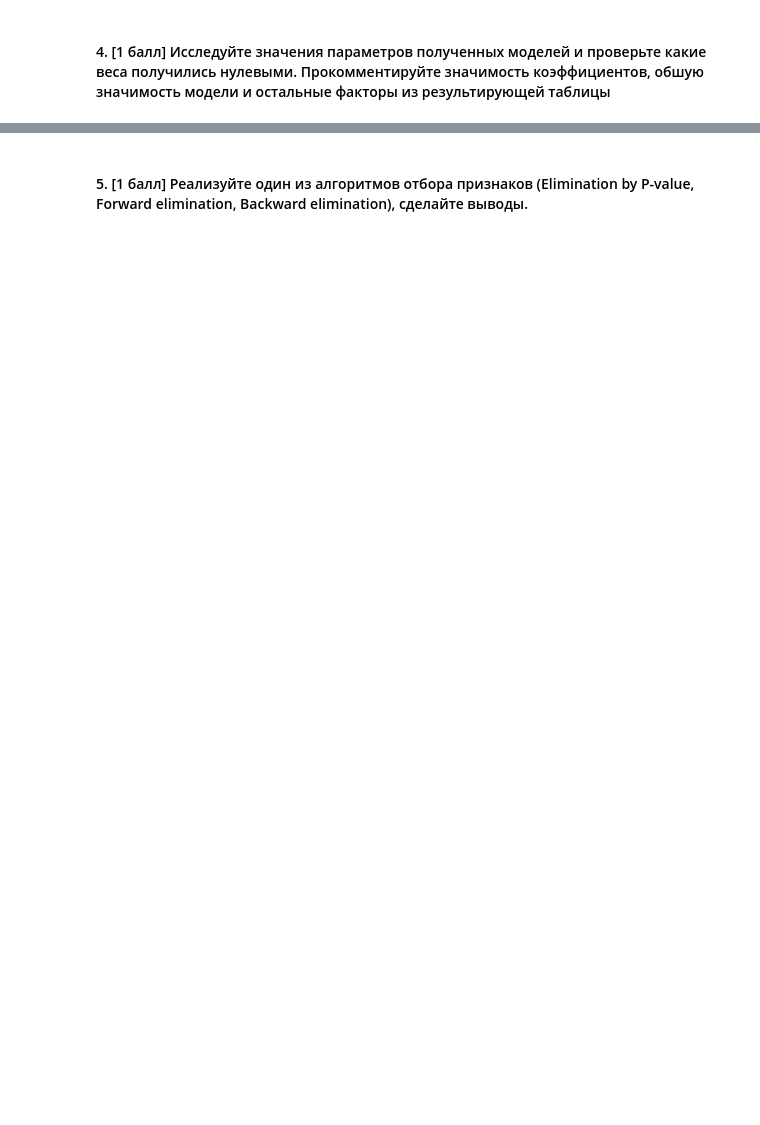
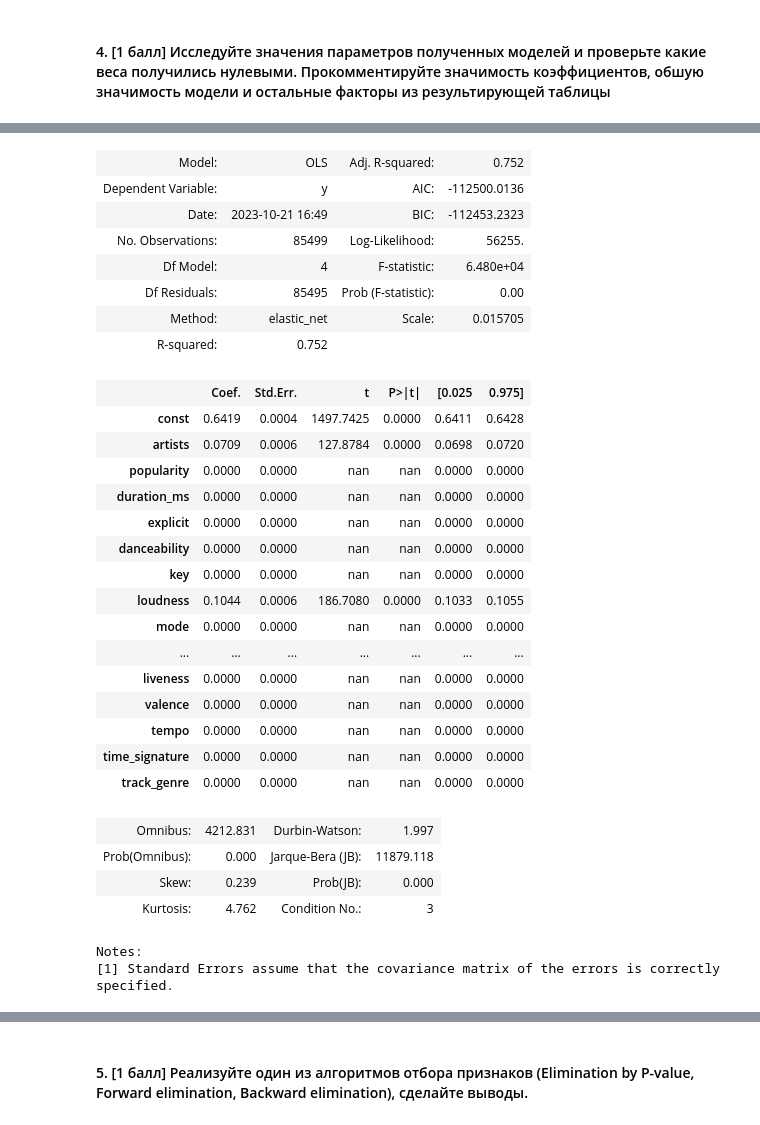
Before and after one commit to ProbablyDead/ml_hse_hw, a Jupyter notebook: hw2/hw2_2023.ipynb, the cells around one changed output, grey strips where cells are left out. Drawn from its saved outputs; the diff is of its cells as text; code cells hidden in the pictures; blank space fills up the shorter version.

```diff
--- a/hw2/hw2_2023.ipynb
+++ b/hw2/hw2_2023.ipynb
@@ -236,0 +297,34 @@ Notes:
+# %%
+# Lasso
+models[2][1].summary2()
+# %% [output]
+| Model: | OLS | Adj. R-squared: | 0.752 |
+| Dependent Variable: | y | AIC: | -112500.0136 |
+| Date: | 2023-10-21 16:49 | BIC: | -112453.2323 |
+| No. Observations: | 85499 | Log-Likelihood: | 56255. |
+| Df Model: | 4 | F-statistic: | 6.480e+04 |
+| Df Residuals: | 85495 | Prob (F-statistic): | 0.00 |
+| Method: | elastic_net | Scale: | 0.015705 |
+| R-squared: | 0.752 |  |  |
+|  | Coef. | Std.Err. | t | P>|t| | [0.025 | 0.975] |
+| const | 0.6419 | 0.0004 | 1497.7425 | 0.0000 | 0.6411 | 0.6428 |
+| artists | 0.0709 | 0.0006 | 127.8784 | 0.0000 | 0.0698 | 0.0720 |
+| popularity | 0.0000 | 0.0000 | nan | nan | 0.0000 | 0.0000 |
+| duration_ms | 0.0000 | 0.0000 | nan | nan | 0.0000 | 0.0000 |
+| explicit | 0.0000 | 0.0000 | nan | nan | 0.0000 | 0.0000 |
+| danceability | 0.0000 | 0.0000 | nan | nan | 0.0000 | 0.0000 |
+| key | 0.0000 | 0.0000 | nan | nan | 0.0000 | 0.0000 |
+| loudness | 0.1044 | 0.0006 | 186.7080 | 0.0000 | 0.1033 | 0.1055 |
+| mode | 0.0000 | 0.0000 | nan | nan | 0.0000 | 0.0000 |
+| ... | ... | ... | ... | ... | ... | ... |
+| liveness | 0.0000 | 0.0000 | nan | nan | 0.0000 | 0.0000 |
+| valence | 0.0000 | 0.0000 | nan | nan | 0.0000 | 0.0000 |
+| tempo | 0.0000 | 0.0000 | nan | nan | 0.0000 | 0.0000 |
+| time_signature | 0.0000 | 0.0000 | nan | nan | 0.0000 | 0.0000 |
+| track_genre | 0.0000 | 0.0000 | nan | nan | 0.0000 | 0.0000 |
+| Omnibus: | 4212.831 | Durbin-Watson: | 1.997 |
+| Prob(Omnibus): | 0.000 | Jarque-Bera (JB): | 11879.118 |
+| Skew: | 0.239 | Prob(JB): | 0.000 |
+| Kurtosis: | 4.762 | Condition No.: | 3 |
+Notes:
+[1] Standard Errors assume that the covariance matrix of the errors is correctly specified.
```
Also changed, not shown: parts of 20 cells of this notebook, 1 other file.
